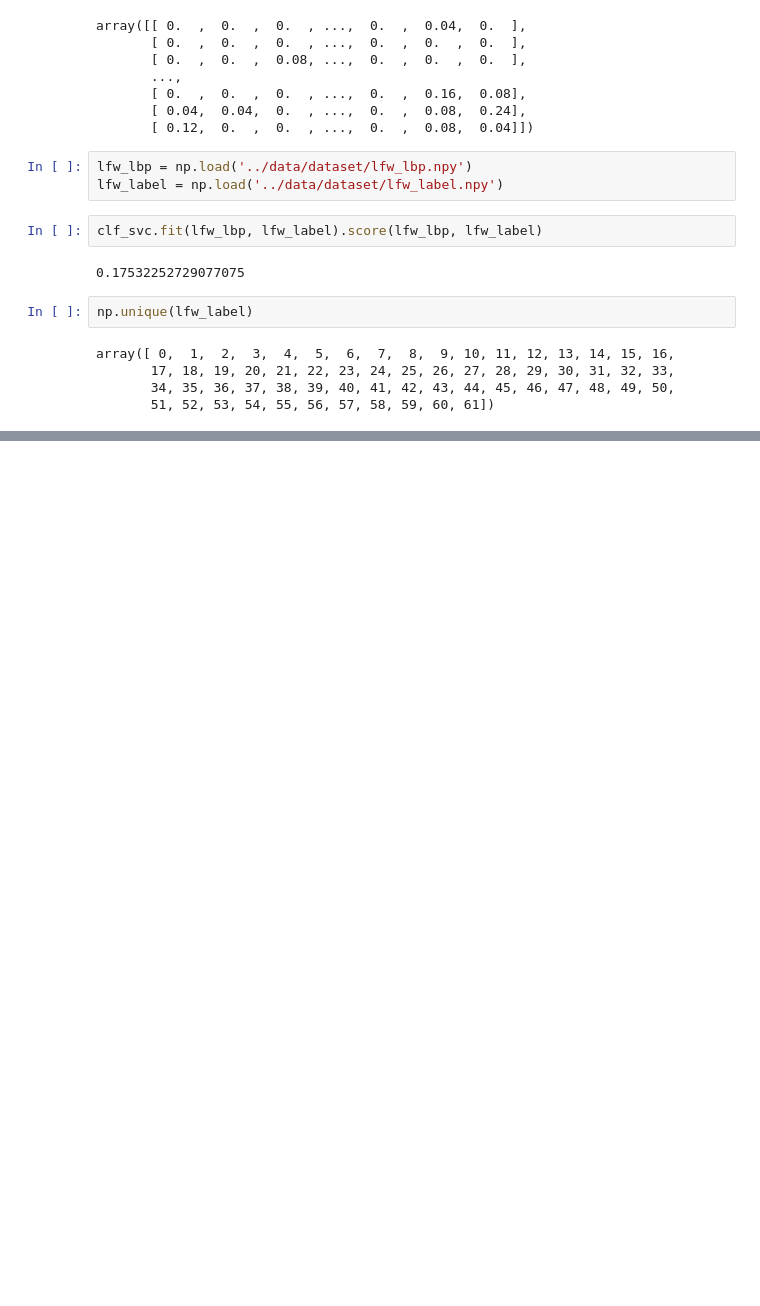
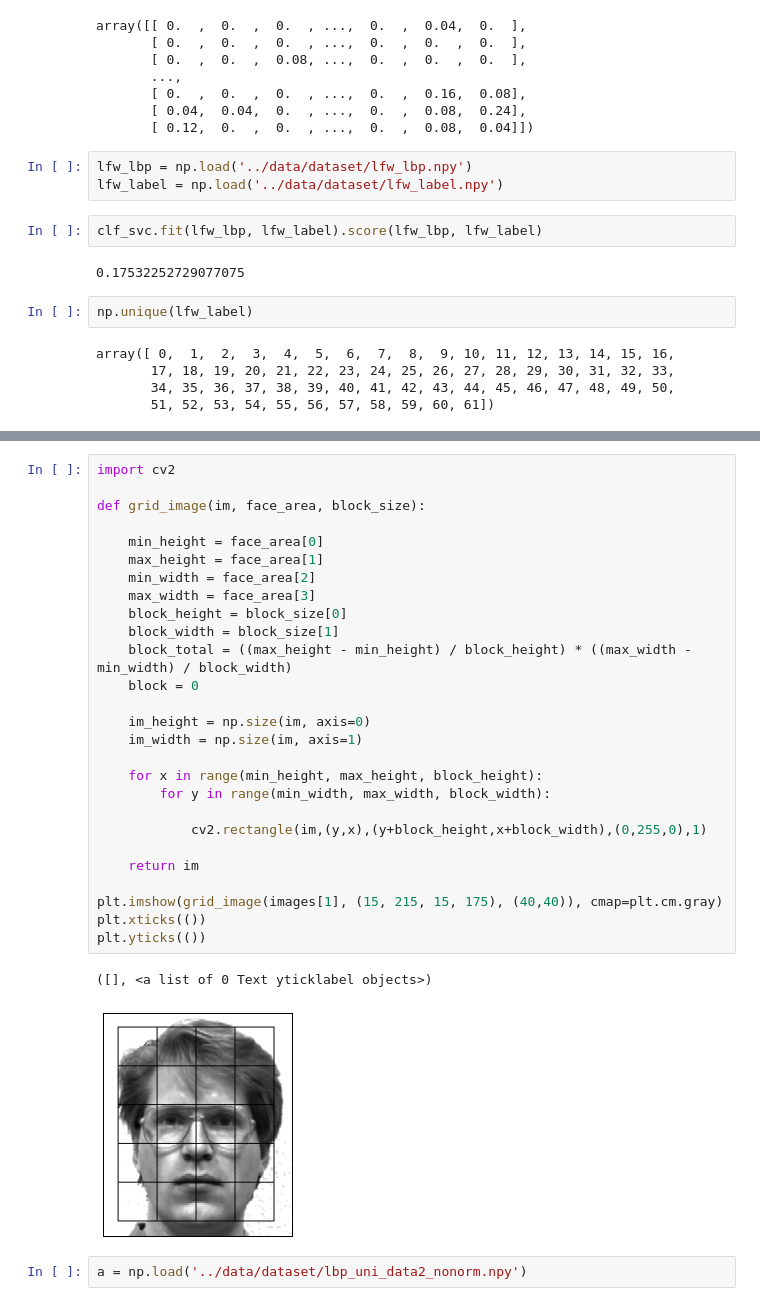
Before and after one commit to bagasabisena/cv-project, a Jupyter notebook: notebook.ipynb, the cells around one changed output, grey strips where cells are left out. Saved outputs shown, nothing was run; the diff lists cells and outputs as text; blank space fills up the shorter version.

```diff
--- a/notebook.ipynb
+++ b/notebook.ipynb
@@ -1614,0 +1690,32 @@ array(['Alejandro Toledo', 'Alvaro Uribe', 'Amelie Mauresmo',
+# %%
+import cv2
+
+def grid_image(im, face_area, block_size):
+
+    min_height = face_area[0]
+    max_height = face_area[1]
+    min_width = face_area[2]
+    max_width = face_area[3]
+    block_height = block_size[0]
+    block_width = block_size[1]
+    block_total = ((max_height - min_height) / block_height) * ((max_width - min_width) / block_width)
+    block = 0
+
+    im_height = np.size(im, axis=0)
+    im_width = np.size(im, axis=1)
+
+    for x in range(min_height, max_height, block_height):
+        for y in range(min_width, max_width, block_width):
+
+            cv2.rectangle(im,(y,x),(y+block_height,x+block_width),(0,255,0),1)
+
+    return im
+
+plt.imshow(grid_image(images[1], (15, 215, 15, 175), (40,40)), cmap=plt.cm.gray)
+plt.xticks(())
+plt.yticks(())
+# %% [output]
+([], <a list of 0 Text yticklabel objects>)
+[figure, added]
+# %%
+a = np.load('../data/dataset/lbp_uni_data2_nonorm.npy')
```
Also changed, not shown: parts of 20 cells of this notebook, 15 other files.
